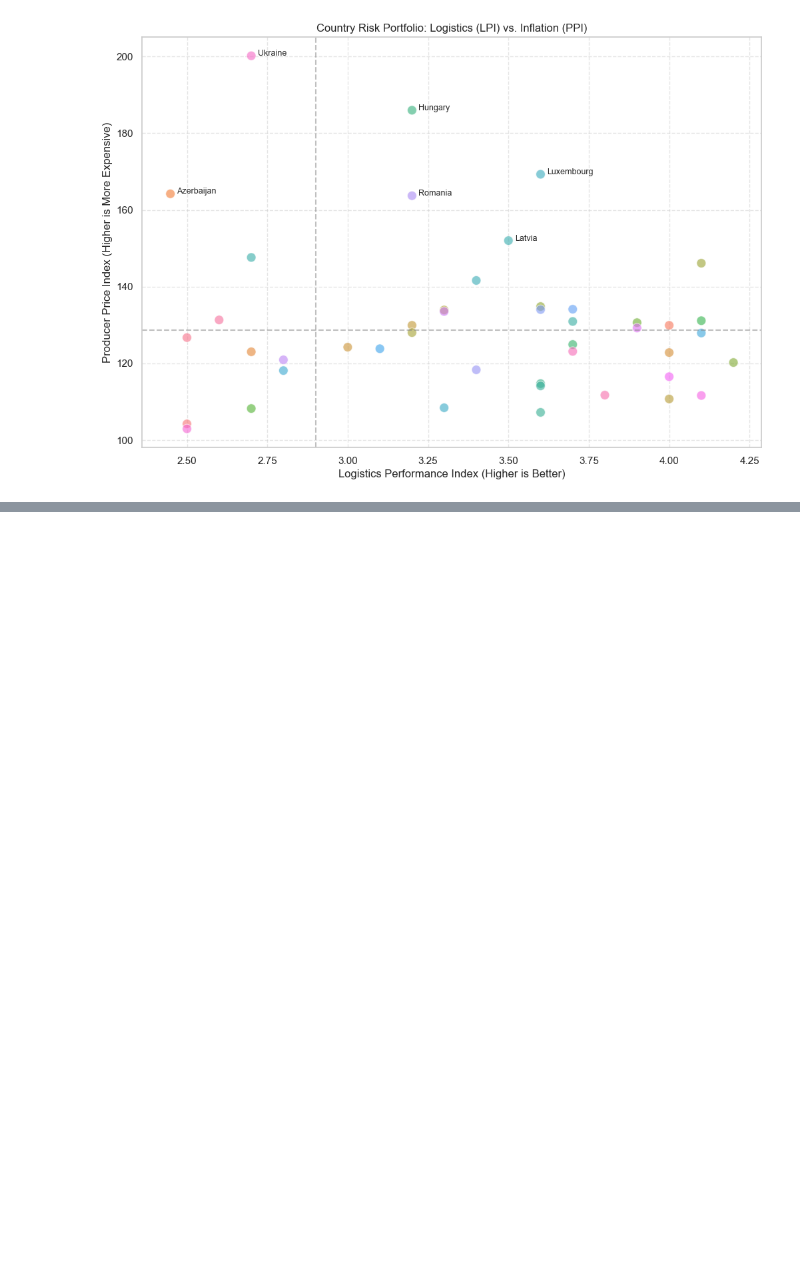
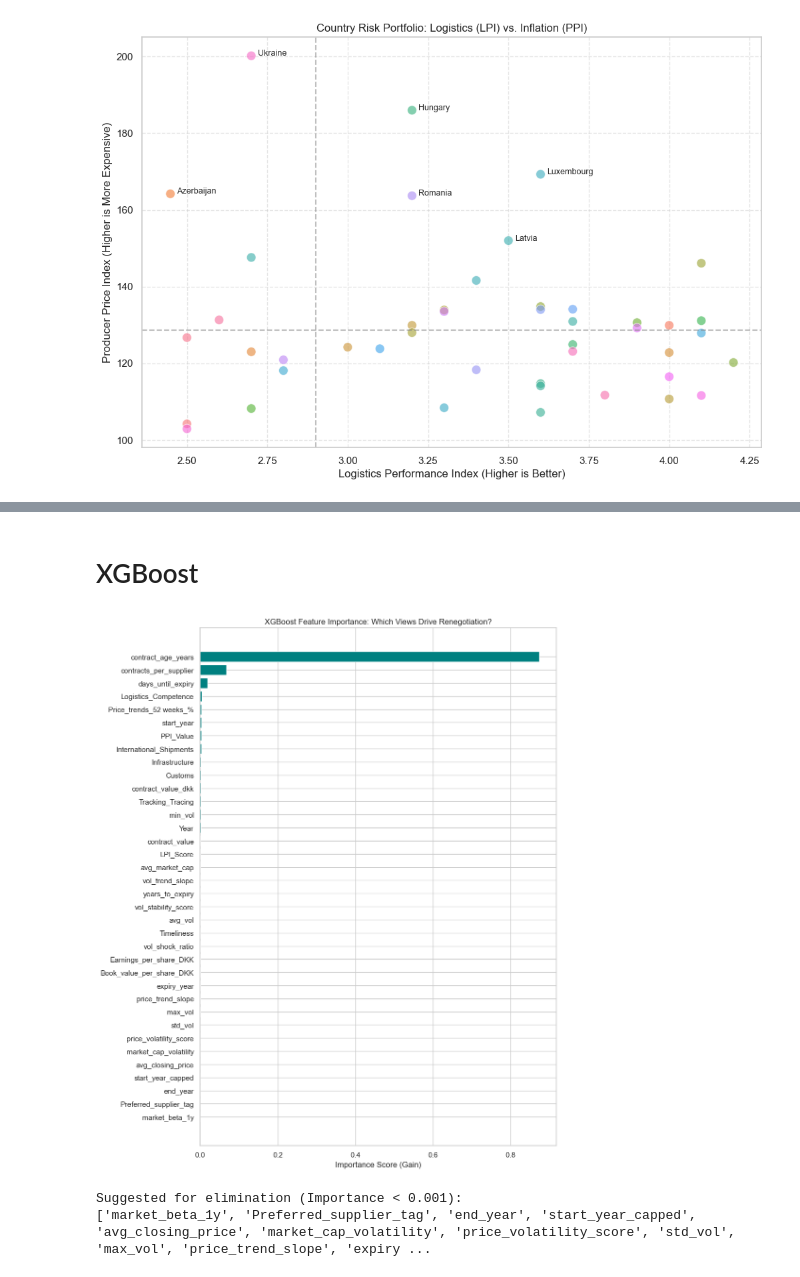
Before and after one commit to ThomasRoennebek/Signal_Fusion_with_Meta-learners-, a Jupyter notebook: Notebooks/Snorkel_labeling.ipynb, the cells around one changed output, grey strips where cells are left out. Cells and saved outputs as stored; diff of their text form; code cells hidden in the pictures; blank space fills up the shorter version.

```diff
--- a/Notebooks/Snorkel_labeling.ipynb
+++ b/Notebooks/Snorkel_labeling.ipynb
@@ -274,0 +400,65 @@ plt.axhline(y=df_plot['PPI_Value'].median(), color='grey', linestyle='--', alpha
+# %% [markdown]
+# XGBoost
+# %%
+import pandas as pd
+import numpy as np
+import xgboost as xgb
+import matplotlib.pyplot as plt
+
+# 1. Load your labeled data
+# Assuming you saved the output from the Snorkel step
+df = pd.read_csv("/Users/Thomas/Desktop/Master Thesis/Data/contracts_with_label.csv")
+
+# 2. Pre-calculate the 'Consolidation' helper if not already there
+df['contracts_per_supplier'] = df.groupby('supplier_id')['contract_id'].transform('nunique')
+
+# 3. Select Numeric Features from your 5 Views
+# We exclude IDs, text, and the labels themselves
+numeric_cols = df.select_dtypes(include=[np.number]).columns.tolist()
+exclude_list = [
+    'contract_id', 'supplier_id', 'observation_year', 'renegotiation_prob',
+    'target_renegotiate', 'Unnamed: 0', '_c0', 'contract_number', 'supplier_number'
+]
+X_features = [c for c in numeric_cols if c not in exclude_list]
+
+# 4. Prepare X and y
+# We use 'renegotiation_prob' as the target (Regression) because it contains
+# more information than the 0/1 hard label.
+X = df[X_features]
+y = df['renegotiation_prob']
+
+# 5. Initialize and Train XGBoost Regressor
+# We use a regressor since our target is a probability (0.0 to 1.0)
+model = xgb.XGBRegressor(
+    n_estimators=100,
+    learning_rate=0.1,
+    max_depth=5,
+    random_state=42,
+    importance_type='gain' # 'gain' is the most relevant for feature elimination
+)
+
+model.fit(X, y)
+
+# 6. Extract and Plot Importance
+importance_df = pd.DataFrame({
+    'feature': X_features,
+    'importance': model.feature_importances_
+}).sort_values(by='importance', ascending=True) # Ascending for the horizontal plot
+
+# 7. Visualization
+plt.figure(figsize=(10, 12))
+plt.barh(importance_df['feature'], importance_df['importance'], color='teal')
+plt.title("XGBoost Feature Importance: Which Views Drive Renegotiation?")
+plt.xlabel("Importance Score (Gain)")
+plt.tight_layout()
+plt.show()
+
+# 8. Identify the 'Junk' features for removal
+low_importance_threshold = 0.001
+junk_features = importance_df[importance_df['importance'] < low_importance_threshold]['feature'].tolist()
+print(f"Suggested for elimination (Importance < {low_importance_threshold}):")
+print(junk_features)
+# %% [output]
+[figure, added]
+Suggested for elimination (Importance < 0.001):
+['market_beta_1y', 'Preferred_supplier_tag', 'end_year', 'start_year_capped', 'avg_closing_price', 'market_cap_volatility', 'price_volatility_score', 'std_vol', 'max_vol', 'price_trend_slope', 'expiry ...
```
Also changed, not shown: parts of 9 cells of this notebook, 4 other files.
